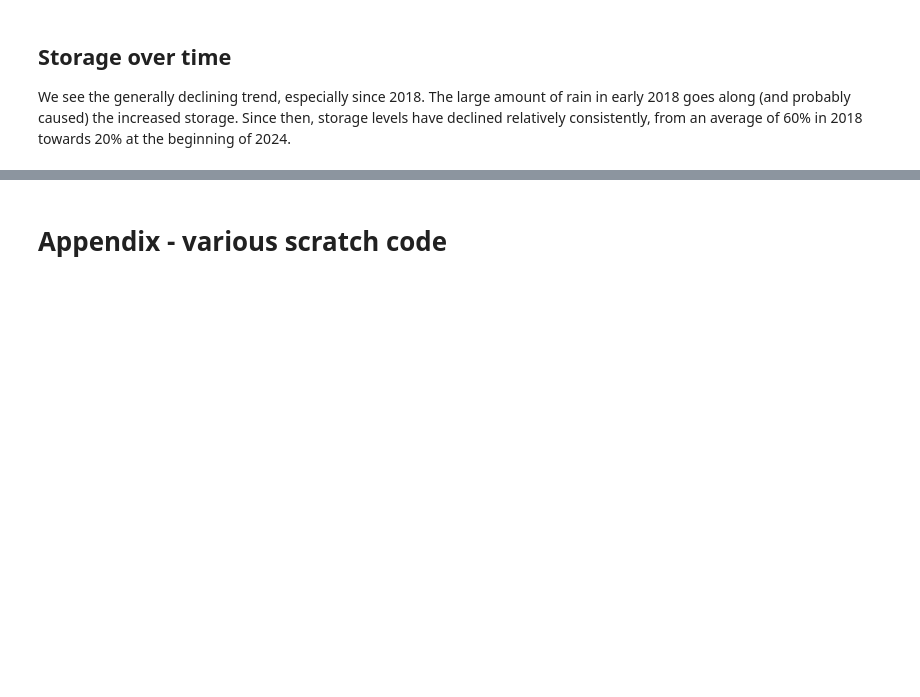
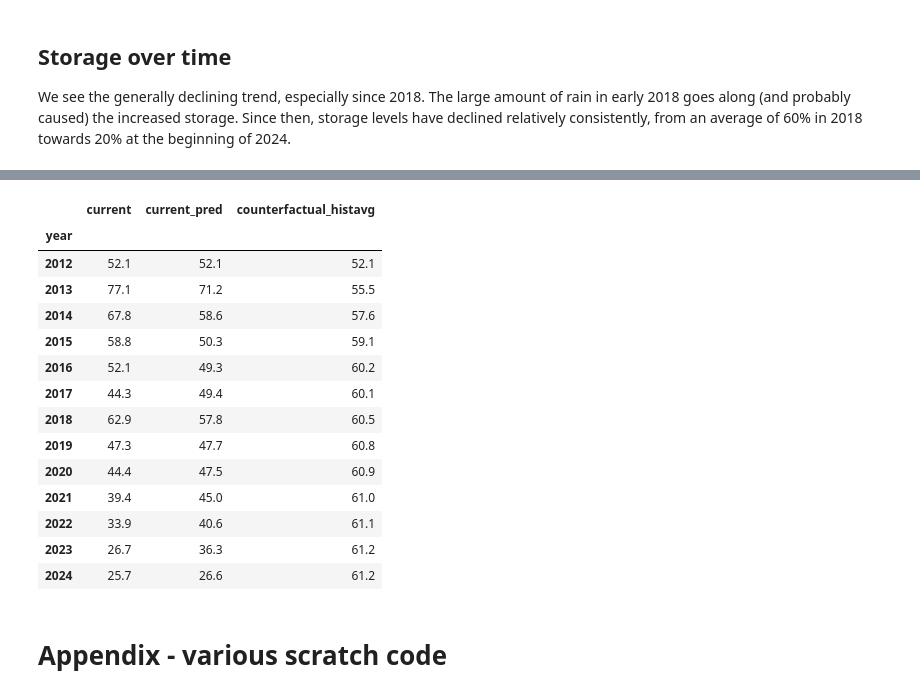
Before and after one commit to cgoldammer/andalucian-water, a Jupyter notebook: analysis.ipynb, the cells around one changed output, grey strips where cells are left out. Cells and saved outputs as stored; diff of their text form; code cells hidden in the pictures; blank space fills up the shorter version.

```diff
--- a/analysis.ipynb
+++ b/analysis.ipynb
@@ -97,0 +119,5 @@ chart
+# %%
+data_yearly = df_all.groupby(['year_climatic', 'province','reservoir']).last()
+data_yearly['share_storage'] = data_yearly.stored_hm3 / data_yearly.capacity_hm3
+group_vars = ['province', 'reservoir']
+data_yearly['share_storage_lag'] = data_yearly.groupby(group_vars)['share_storage'].shift(1)
@@ -97,0 +127,10 @@ chart
+# %%
+data_yearly['rel_rainfall'] = data_yearly.rainfallsince / data_yearly.capacity_hm3
+data_yearly['rel_rainfall_compare'] = data_yearly.rainfallsince / data_yearly.avgrainfall1971_2000
+data_yearly.rel_rainfall.describe()
+
+top_code = 20
+data_yearly.loc[data_yearly.rel_rainfall > top_code, 'rel_rainfall'] = top_code
+
+top_code = 5
+data_yearly.loc[data_yearly.rel_rainfall_compare > top_code, 'rel_rainfall_compare'] = top_code
@@ -98,3 +182,23 @@ chart
+# %%
+# The data for the chart: Average rates
+pd.set_option('display.precision', 1)
+df_res * 100
+# %% [output]
+|  | current | current_pred | counterfactual_histavg |
+| year |  |  |  |
+| 2012 | 52.1 | 52.1 | 52.1 |
+| 2013 | 77.1 | 71.2 | 55.5 |
+| 2014 | 67.8 | 58.6 | 57.6 |
+| 2015 | 58.8 | 50.3 | 59.1 |
+| 2016 | 52.1 | 49.3 | 60.2 |
+| 2017 | 44.3 | 49.4 | 60.1 |
+| 2018 | 62.9 | 57.8 | 60.5 |
+| 2019 | 47.3 | 47.7 | 60.8 |
+| 2020 | 44.4 | 47.5 | 60.9 |
+| 2021 | 39.4 | 45.0 | 61.0 |
+| 2022 | 33.9 | 40.6 | 61.1 |
+| 2023 | 26.7 | 36.3 | 61.2 |
+| 2024 | 25.7 | 26.6 | 61.2 |
 # %% [markdown]
 # Appendix - various scratch code
 # %%
```
Also changed, not shown: parts of 5 cells of this notebook.
